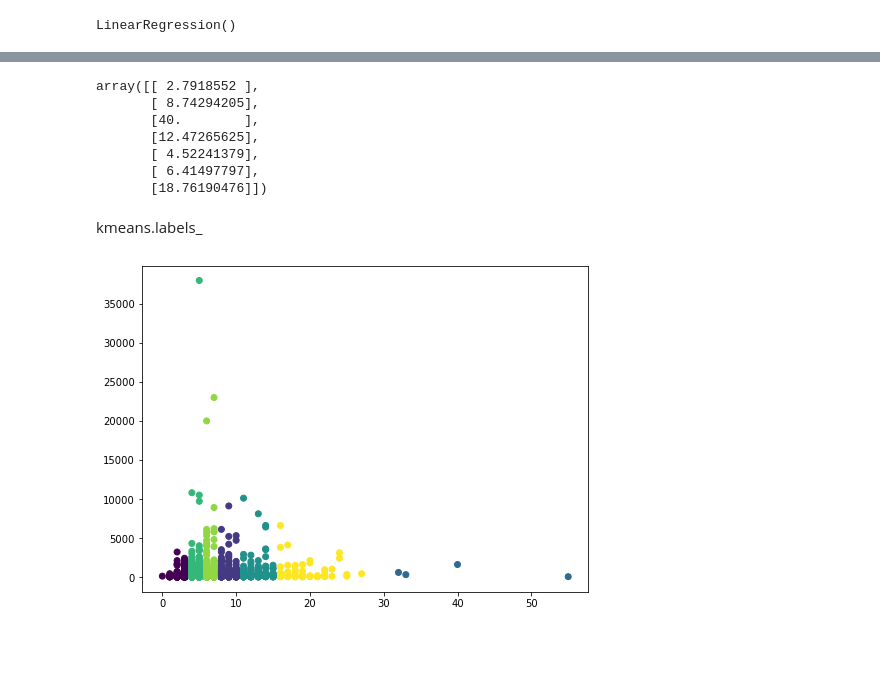
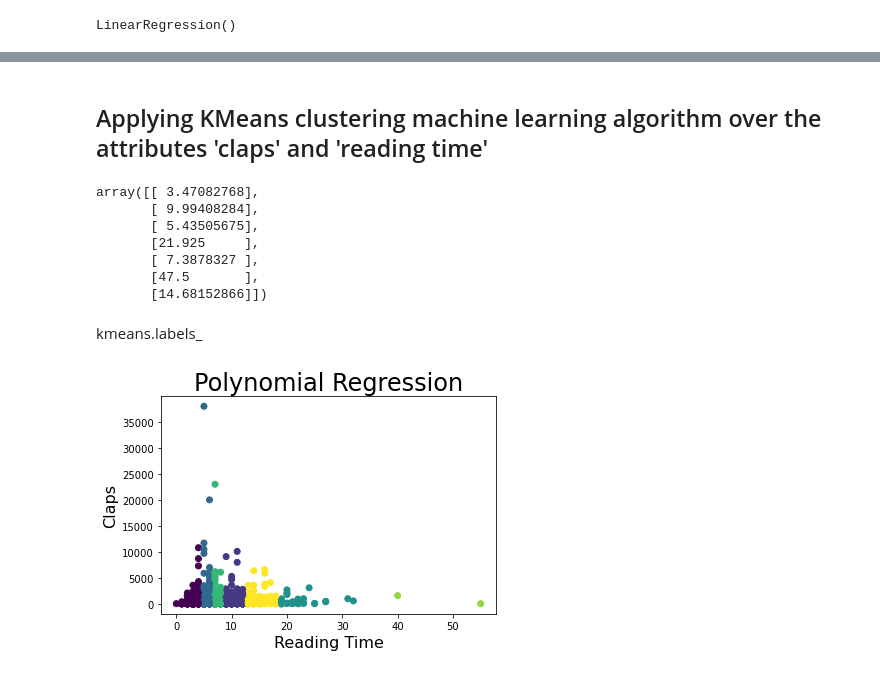
Before and after one commit to arr773/DSLab, a Jupyter notebook: DSLab.ipynb, the cells around one changed output, grey strips where cells are left out. Cells and saved outputs as stored; diff of their text form; code cells hidden in the pictures; blank space fills up the shorter version.

```diff
--- a/DSLab.ipynb
+++ b/DSLab.ipynb
@@ -118,2 +112,2 @@ Name: date, dtype: int64
 # %%
-df.drop(['id','image','title','subtitle','url', 'responses','publication','date'],axis=1, inplace=True)
+df.drop(['id','image','title','subtitle','url', 'responses', 'date'], axis=1, inplace=True)
@@ -149,7 +151,5 @@ plt.show()
 # %%
-from sklearn.preprocessing import PolynomialFeatures
-
-poly = PolynomialFeatures(degree = 12)
+poly = PolynomialFeatures(degree = 3)
 X_poly = poly.fit_transform(x_train)
 model2 = LinearRegression()
 model2.fit(X_poly, y_train)
@@ -184,24 +168,25 @@ plt.show()
+# %% [markdown]
+## Applying KMeans clustering machine learning algorithm over the attributes 'claps' and 'reading time'
 # %%
-from sklearn.cluster import KMeans
-from sklearn.mixture import GaussianMixture
-
 kmeans = KMeans(n_clusters = 7)
 kmeans.fit(x_train)
 kmeans.cluster_centers_
 # %% [output]
-array([[ 2.7918552 ],
-       [ 8.74294205],
-       [40.        ],
-       [12.47265625],
-       [ 4.52241379],
-       [ 6.41497797],
-       [18.76190476]])
+array([[ 3.47082768],
+       [ 9.99408284],
+       [ 5.43505675],
+       [21.925     ],
+       [ 7.3878327 ],
+       [47.5       ],
+       [14.68152866]])
 # %% [markdown]
 kmeans.labels_
 # %%
-plt.figure(figsize=(8, 6))
 plt.plot()
 plt.scatter(x_train, y_train, c=kmeans.labels_)
+plt.title("Polynomial Regression", size=24)
+plt.xlabel("Reading Time", size=16)
+plt.ylabel("Claps", size=16)
 plt.show()
 # %% [output]
-[figure, old version]
+[figure, new version]
```
Also changed, not shown: parts of 24 cells of this notebook.
